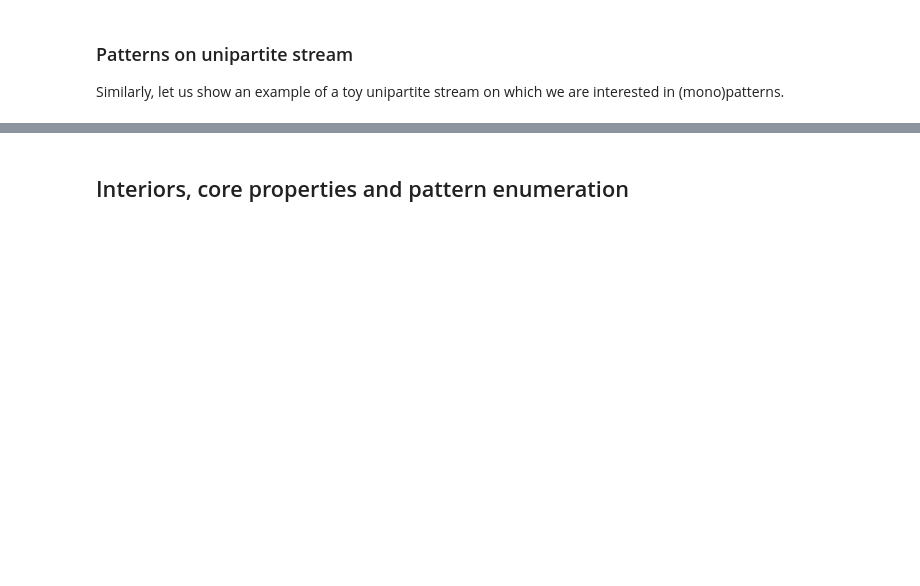
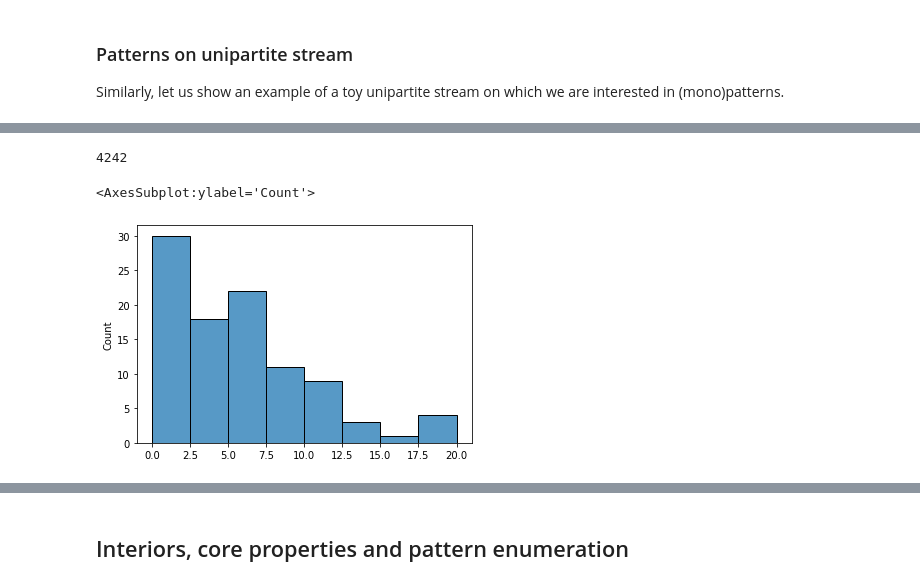
Before and after one commit to TiphaineV/pattern-mining, a Jupyter notebook: BiPatterns.ipynb, the cells around one changed output, grey strips where cells are left out. Saved outputs shown, nothing was run; the diff lists cells and outputs as text; code cells hidden in the pictures; blank space fills up the shorter version.

```diff
--- a/BiPatterns.ipynb
+++ b/BiPatterns.ipynb
@@ -90,0 +161,4 @@ s.draw()
+# %%
+len(s.pattern_list)
+# %% [output]
+4242
@@ -90,0 +171,8 @@ s.draw()
+# %%
+from lib.Utils import *
+import seaborn as sns
+nodes_per_pattern = [ len(p[0].lang) for p in s.pattern_list ]
+sns.histplot(nodes_per_pattern) # how many nodes for each element of L?
+# %% [output]
+<AxesSubplot:ylabel='Count'>
+[figure, added]
```
Also changed, not shown: parts of 33 cells of this notebook.
